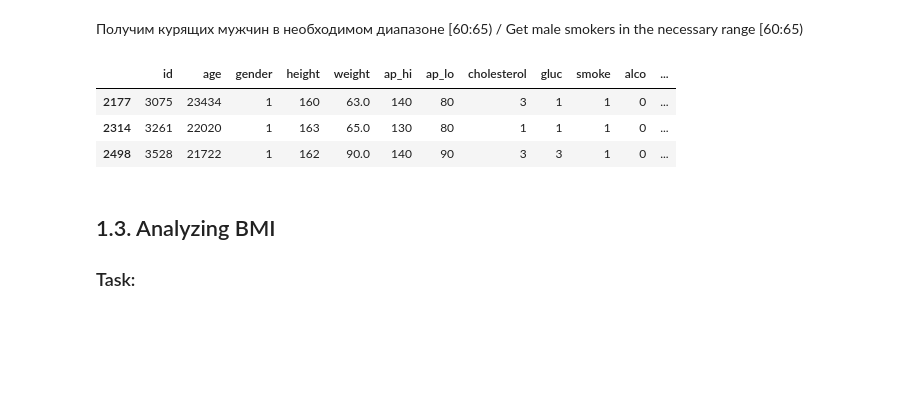
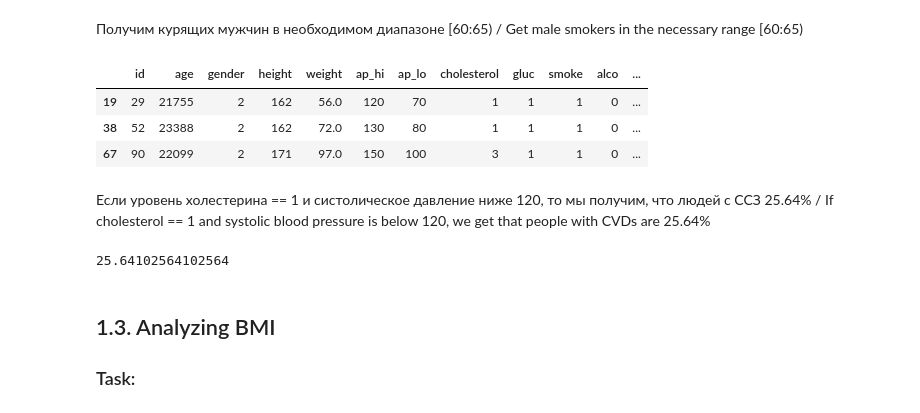
Before and after one commit to TaliyIvanov/ML_course.ai, a Jupyter notebook: a2-demo-analyzing-cardiovascular-data.ipynb, the cells around one changed output. Cells and saved outputs as stored; diff of their text form; code cells hidden in the pictures; blank space fills up the shorter version.

Commit message:
Kaggle Notebook | A2 (demo). Analyzing cardiovascular data  | Version 4

```diff
--- a/a2-demo-analyzing-cardiovascular-data.ipynb
+++ b/a2-demo-analyzing-cardiovascular-data.ipynb
@@ -264,16 +264,23 @@ df['age_years'] = (df['age'] / 365).round().astype("int")
 # %% [markdown]
 Получим курящих мужчин в необходимом диапазоне [60:65) / Get male smokers in the necessary range [60:65)
 # %%
-smoking_old_men = df[(df['gender'] == 1) &
+smoking_old_men = df[(df['gender'] == 2) &
                      (df['age_years'] >= 60) &
                      (df['age_years'] < 65) &
                      (df['smoke'] == 1)]
 smoking_old_men.head(3)
 # %% [output]
 |  | id | age | gender | height | weight | ap_hi | ap_lo | cholesterol | gluc | smoke | alco | ... |
-| 2177 | 3075 | 23434 | 1 | 160 | 63.0 | 140 | 80 | 3 | 1 | 1 | 0 | ... |
-| 2314 | 3261 | 22020 | 1 | 163 | 65.0 | 130 | 80 | 1 | 1 | 1 | 0 | ... |
-| 2498 | 3528 | 21722 | 1 | 162 | 90.0 | 140 | 90 | 3 | 3 | 1 | 0 | ... |
+| 19 | 29 | 21755 | 2 | 162 | 56.0 | 120 | 70 | 1 | 1 | 1 | 0 | ... |
+| 38 | 52 | 23388 | 2 | 162 | 72.0 | 130 | 80 | 1 | 1 | 1 | 0 | ... |
+| 67 | 90 | 22099 | 2 | 171 | 97.0 | 150 | 100 | 3 | 1 | 1 | 0 | ... |
+# %% [markdown]
+Если уровень холестерина == 1 и систолическое давление ниже 120, то мы получим, что людей с ССЗ 25.64% / If cholesterol == 1 and systolic blood pressure is below 120, we get that people with CVDs are 25.64%
+# %%
+smoking_old_men[(smoking_old_men['cholesterol'] == 1) &
+                (smoking_old_men['ap_hi'] < 120)]['cardio'].mean()*100
+# %% [output]
+25.64102564102564
 # %% [markdown]
 ## 1.3. Analyzing BMI
 ### Task:
```
Also changed, not shown: parts of 1 cell of this notebook.
